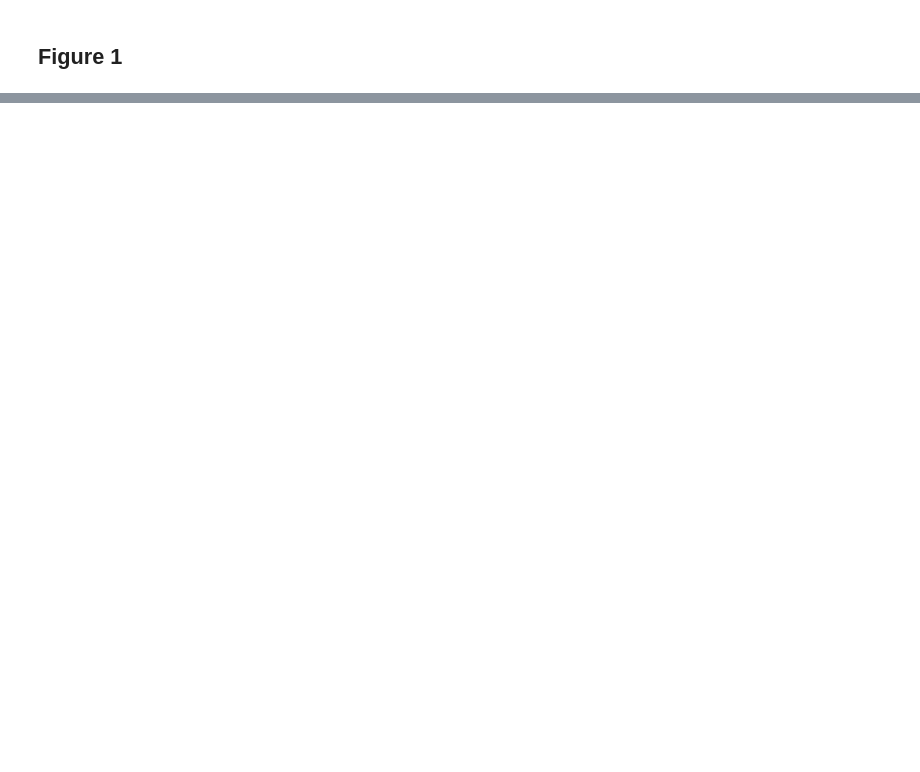
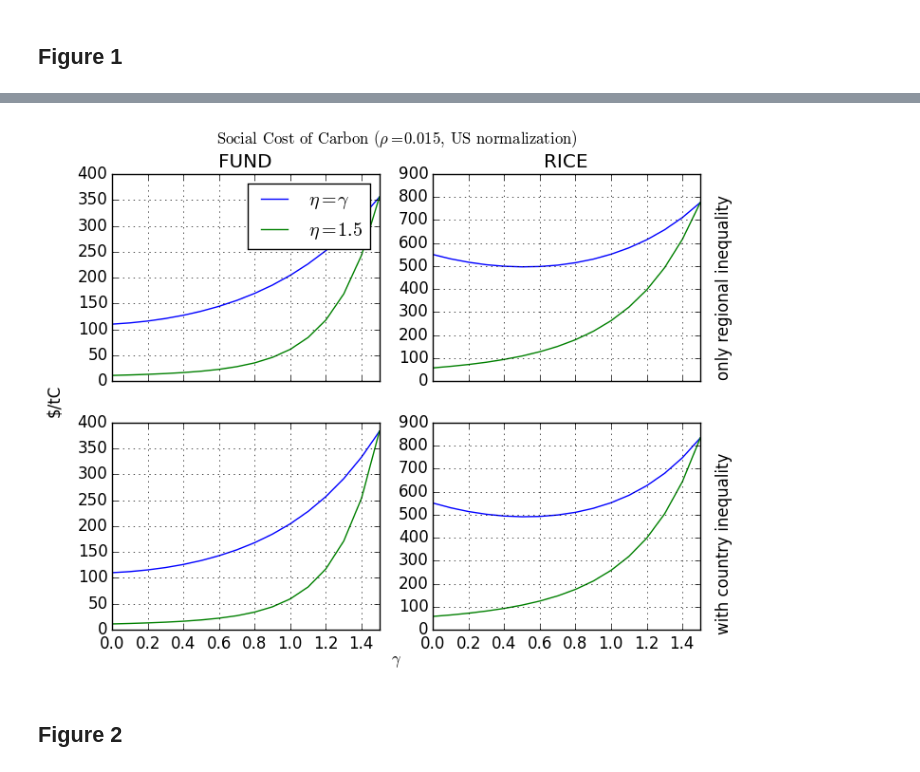
Before and after one commit to davidanthoff/paper-2019-sccinequality, a Jupyter notebook: Paper.ipynb, the cells around one changed output, grey strips where cells are left out. Drawn from its saved outputs; the diff is of its cells as text; code cells hidden in the pictures; blank space fills up the shorter version.

```diff
--- a/Paper.ipynb
+++ b/Paper.ipynb
@@ -133,16 +204,16 @@ df
 # %% [markdown]
 ## Figure 1
 # %%
-df_temp = @where(df, (:rho .== 0.015) & (:focusregion .== -1) & (:alpha .== 1.) & (:gamma .<= 1.5) )
+df_temp = @where(df, (:rho .== 0.015) & (:focusregion .== 1) & (:alpha .== 1.) & (:gamma .<= 1.5) )
 
 df_figure1_panelA_line1 = @where(df_temp, (:model .== "FUND") & (:sigmazero .== true) & (:eta .== :gamma) )
-df_figure1_panelA_line2 = @where(df_temp, (:model .== "FUND") & (:sigmazero .== true) & (:eta .== 1.4) )
+df_figure1_panelA_line2 = @where(df_temp, (:model .== "FUND") & (:sigmazero .== true) & (:eta .== 1.5) )
 
 df_figure1_panelB_line1 = @where(df_temp, (:model .== "RICE") & (:sigmazero .== true) & (:eta .== :gamma) )
-df_figure1_panelB_line2 = @where(df_temp, (:model .== "RICE") & (:sigmazero .== true) & (:eta .== 1.4) )
+df_figure1_panelB_line2 = @where(df_temp, (:model .== "RICE") & (:sigmazero .== true) & (:eta .== 1.5) )
 
 df_figure1_panelC_line1 = @where(df_temp, (:model .== "FUND") & (:sigmazero .== false) & (:eta .== :gamma) )
-df_figure1_panelC_line2 = @where(df_temp, (:model .== "FUND") & (:sigmazero .== false) & (:eta .== 1.4) )
+df_figure1_panelC_line2 = @where(df_temp, (:model .== "FUND") & (:sigmazero .== false) & (:eta .== 1.5) )
 
 df_figure1_panelD_line1 = @where(df_temp, (:model .== "RICE") & (:sigmazero .== false) & (:eta .== :gamma) )
-df_figure1_panelD_line2 = @where(df_temp, (:model .== "RICE") & (:sigmazero .== false) & (:eta .== 1.4) )
+df_figure1_panelD_line2 = @where(df_temp, (:model .== "RICE") & (:sigmazero .== false) & (:eta .== 1.5) )
@@ -149,19 +238,38 @@ df_figure1_panelD_line2 = @where(df_temp, (:model .== "RICE") & (:sigmazero .==
 # %%
-f, axs = subplots(2,2, sharex= true, sharey=true)
+f, axs = subplots(2,2, sharex= true, sharey=false)
 
 axs[1,1][:plot](df_figure1_panelA_line1[:gamma], df_figure1_panelA_line1[:scc])
 axs[1,1][:plot](df_figure1_panelA_line2[:gamma], df_figure1_panelA_line2[:scc])
 axs[1,1][:set_title]("FUND")
+axs[1,1][:legend]([L"$\eta=\gamma$", L"$\eta=1.5$"])
+axs[1,1][:set_xlim]([0., 1.5])
+axs[1,1][:set_ylim]([0., 400])
+axs[1,1][:grid]()
 
 axs[1,2][:plot](df_figure1_panelB_line1[:gamma], df_figure1_panelB_line1[:scc])
 axs[1,2][:plot](df_figure1_panelB_line2[:gamma], df_figure1_panelB_line2[:scc])
 axs[1,2][:set_title]("RICE")
+axs[1,2][:set_ylim]([0., 900])
+axs[1,2][:grid]()
 
 axs[2,1][:plot](df_figure1_panelC_line1[:gamma], df_figure1_panelC_line1[:scc])
 axs[2,1][:plot](df_figure1_panelC_line2[:gamma], df_figure1_panelC_line2[:scc])
-axs[2,1][:set_xlabel](L"$\gamma$")
-
+axs[2,1][:grid]()
+axs[2,1][:set_ylim]([0., 400])
 
 axs[2,2][:plot](df_figure1_panelD_line1[:gamma], df_figure1_panelD_line1[:scc])
 axs[2,2][:plot](df_figure1_panelD_line2[:gamma], df_figure1_panelD_line2[:scc])
-axs[2,2][:set_xlabel](L"$\gamma$")
+axs[2,2][:set_ylim]([0., 900])
+axs[2,2][:grid]()
+
+f[:text](0.92, 0.70, "only regional inequality", va="center", rotation="vertical")
+f[:text](0.92, 0.25, "with country inequality", va="center", rotation="vertical")
+f[:text](0.04, 0.5, "\$/tC", va="center", rotation="vertical")
+f[:text](0.5, 0.04, L"$\gamma$", ha="center")
+f[:suptitle](L"\mathrm{Social\/Cost\/of\/Carbon\/(}\rho=0.015,\/\mathrm{US\/normalization)}")
+
+nothing
+# %% [output]
+[figure, added]
+# %% [markdown]
+## Figure 2
```
Also changed, not shown: parts of 22 cells of this notebook, 4 other files.
